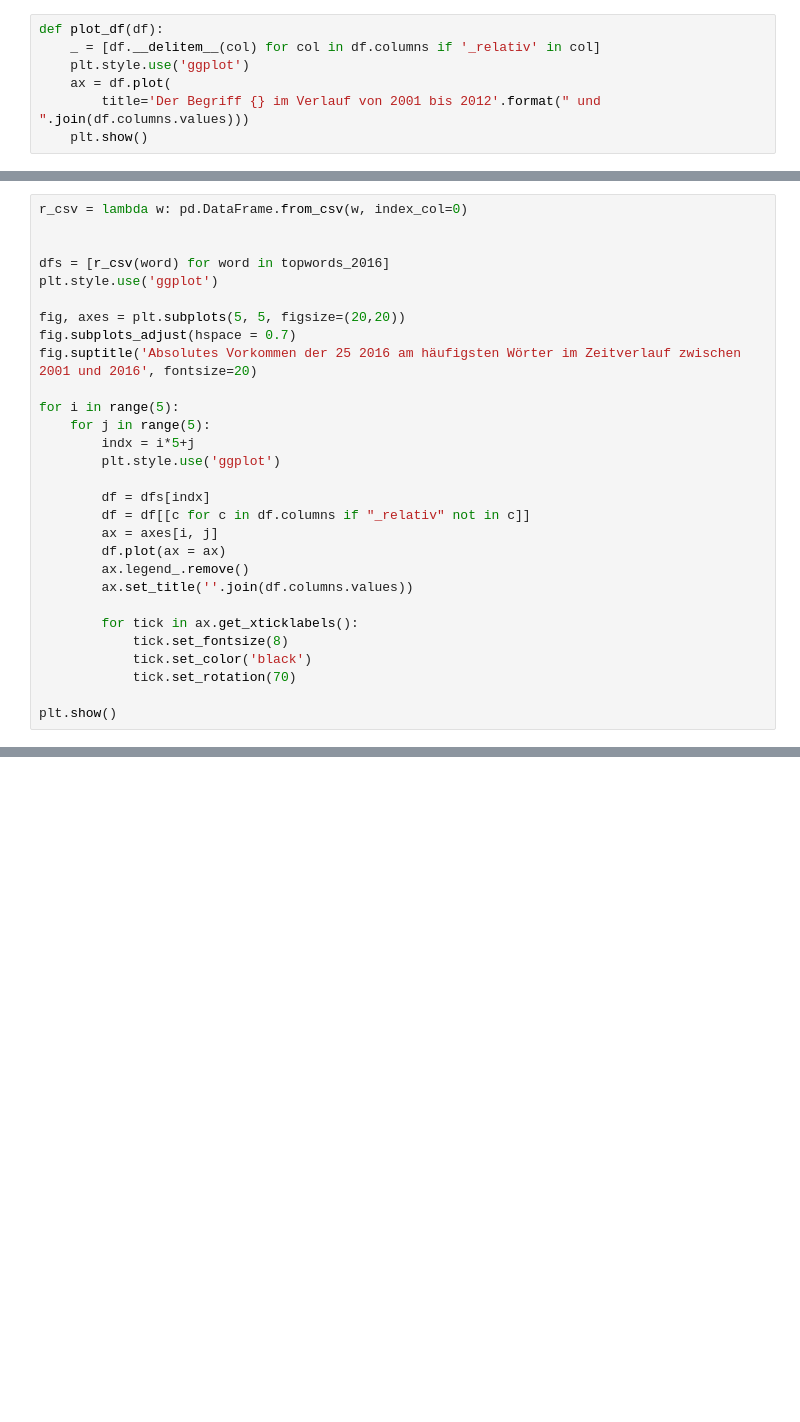
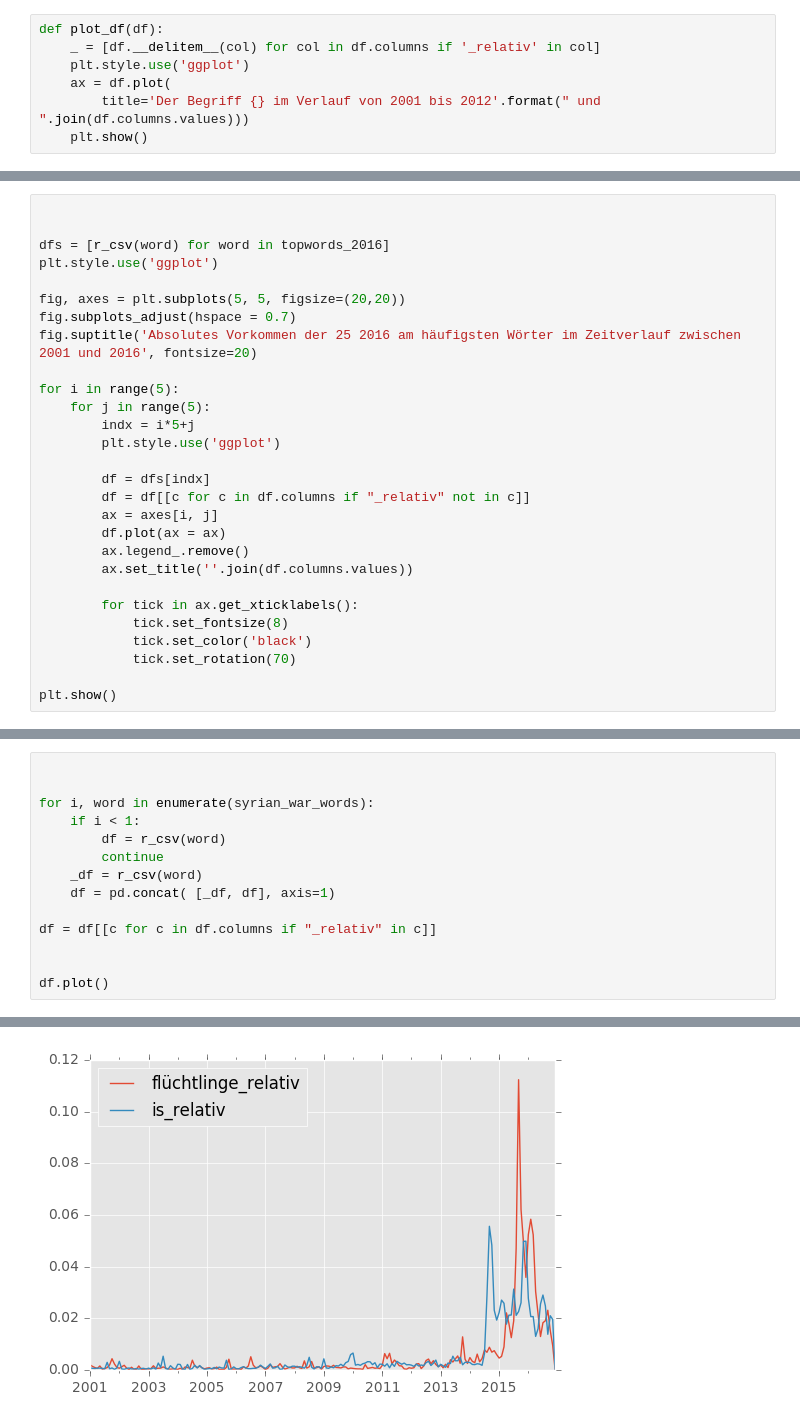
Before and after one commit to se1983/WT-1_Grundlagen_Datascience, a Jupyter notebook: Häufigkeitsanalyse_im_Zeitverlauf/Plot top 25.ipynb, the cells around one changed output, grey strips where cells are left out. Cells and saved outputs as stored; diff of their text form; blank space fills up the shorter version.

```diff
--- a/Häufigkeitsanalyse_im_Zeitverlauf/Plot top 25.ipynb
+++ b/Häufigkeitsanalyse_im_Zeitverlauf/Plot top 25.ipynb
@@ -66,6 +81,5 @@ for word in topwords_2016:
 ... (13 outputs left out)
 # %%
-r_csv = lambda w: pd.DataFrame.from_csv(w, index_col=0)
 
 
 dfs = [r_csv(word) for word in topwords_2016]
@@ -97,0 +112,15 @@ plt.show()
+# %%
+
+
+for i, word in enumerate(syrian_war_words):
+    if i < 1:
+        df = r_csv(word)
+        continue
+    _df = r_csv(word)
+    df = pd.concat( [_df, df], axis=1)
+
+df = df[[c for c in df.columns if "_relativ" in c]]
+
+
+df.plot()
+# %% [output]
@@ -97,0 +128 @@ plt.show()
+[figure, added]
```
Also changed, not shown: parts of 5 cells of this notebook.
